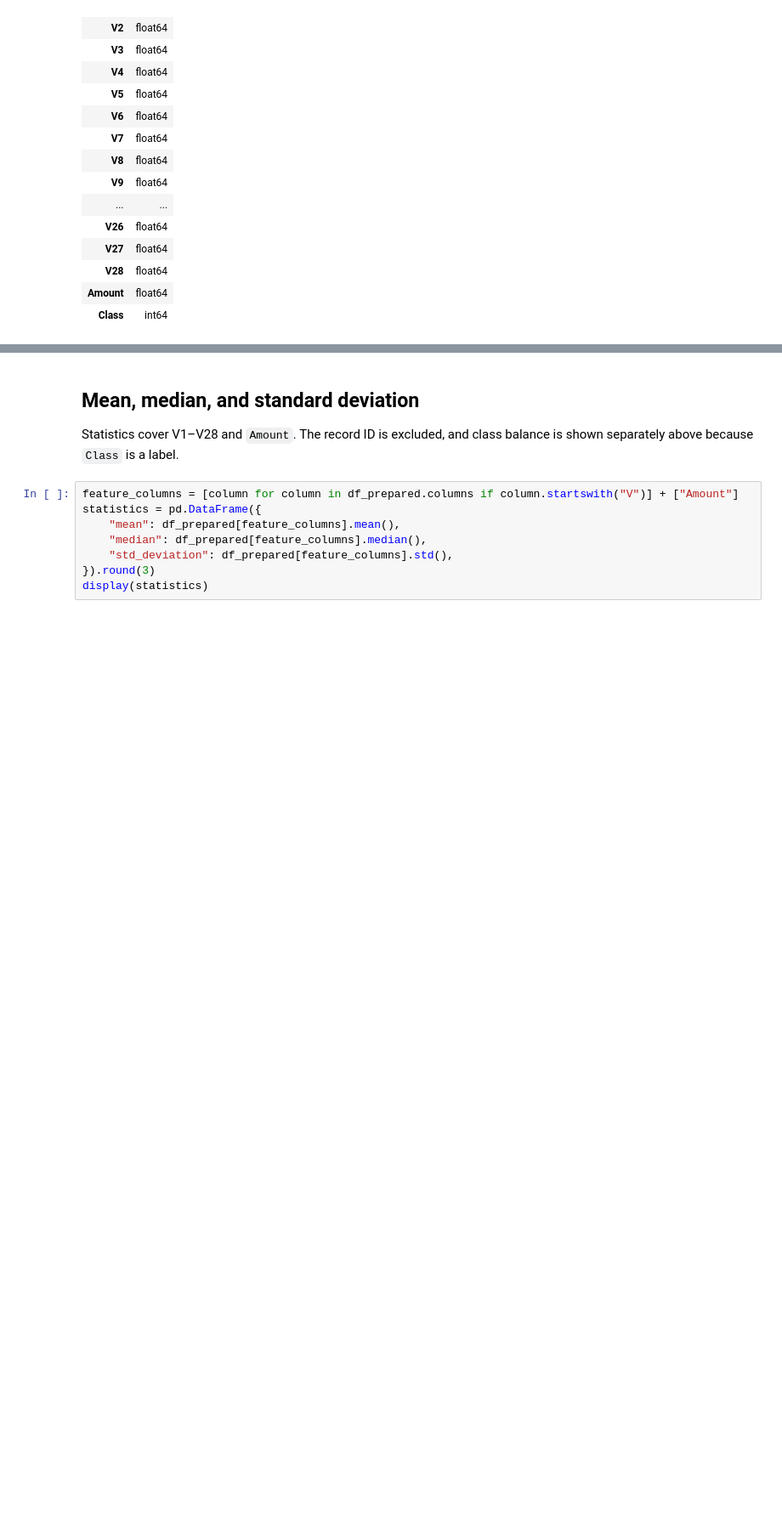
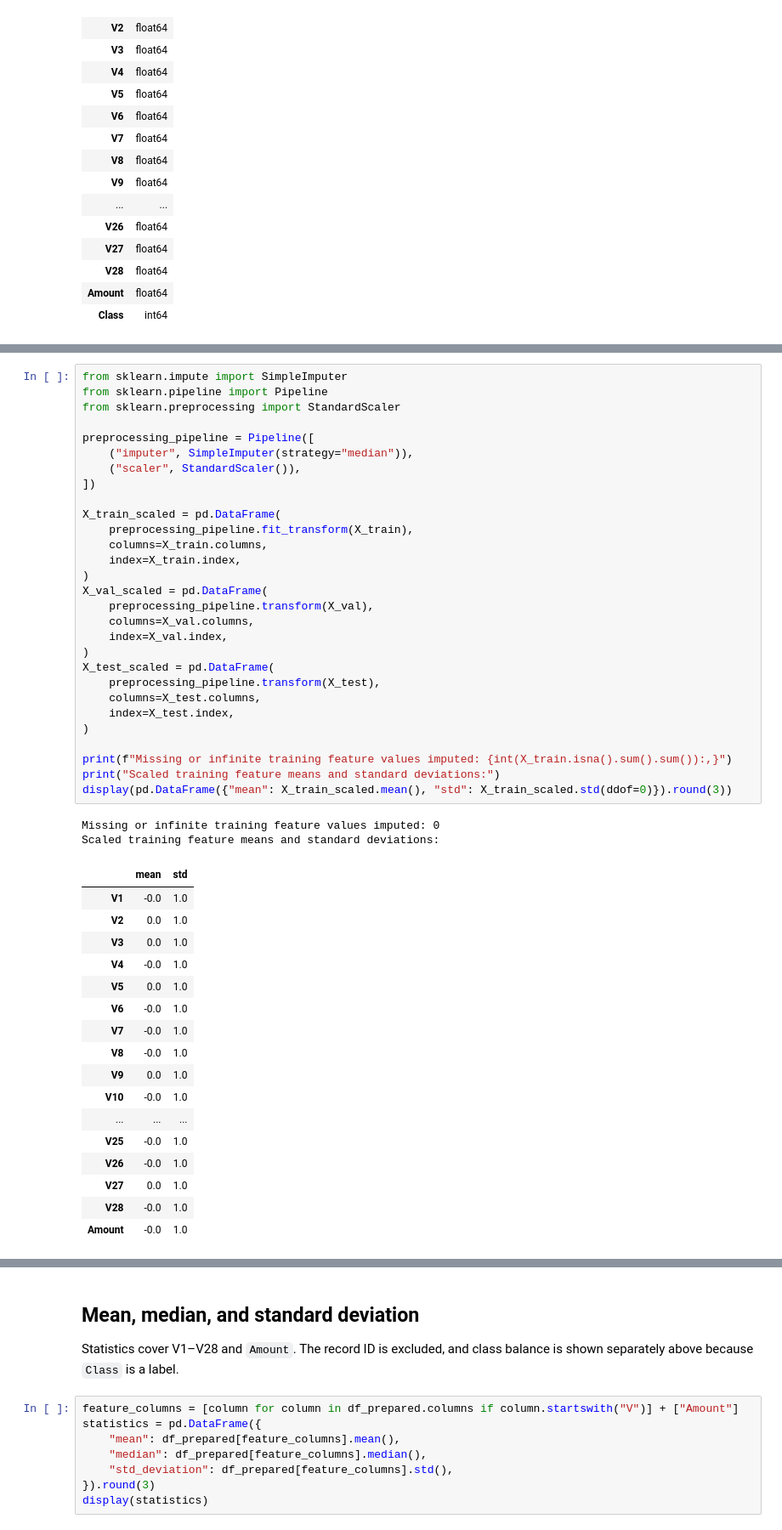
Before and after one commit to mincemeat7303/scaling-octo-happiness, a Jupyter notebook: ML_learn2.ipynb, the cells around one changed output, grey strips where cells are left out. Shown at 85% size. Cells and saved outputs as stored; diff of their text form; blank space fills up the shorter version.

```diff
--- a/ML_learn2.ipynb
+++ b/ML_learn2.ipynb
@@ -108,0 +145,49 @@ Prepared data types:
+# %%
+from sklearn.impute import SimpleImputer
+from sklearn.pipeline import Pipeline
+from sklearn.preprocessing import StandardScaler
+
+preprocessing_pipeline = Pipeline([
+    ("imputer", SimpleImputer(strategy="median")),
+    ("scaler", StandardScaler()),
+])
+
+X_train_scaled = pd.DataFrame(
+    preprocessing_pipeline.fit_transform(X_train),
+    columns=X_train.columns,
+    index=X_train.index,
+)
+X_val_scaled = pd.DataFrame(
+    preprocessing_pipeline.transform(X_val),
+    columns=X_val.columns,
+    index=X_val.index,
+)
+X_test_scaled = pd.DataFrame(
+    preprocessing_pipeline.transform(X_test),
+    columns=X_test.columns,
+    index=X_test.index,
+)
+
+print(f"Missing or infinite training feature values imputed: {int(X_train.isna().sum().sum()):,}")
+print("Scaled training feature means and standard deviations:")
+display(pd.DataFrame({"mean": X_train_scaled.mean(), "std": X_train_scaled.std(ddof=0)}).round(3))
+# %% [output]
+Missing or infinite training feature values imputed: 0
+Scaled training feature means and standard deviations:
+|  | mean | std |
+| V1 | -0.0 | 1.0 |
+| V2 | 0.0 | 1.0 |
+| V3 | 0.0 | 1.0 |
+| V4 | -0.0 | 1.0 |
+| V5 | 0.0 | 1.0 |
+| V6 | -0.0 | 1.0 |
+| V7 | -0.0 | 1.0 |
+| V8 | -0.0 | 1.0 |
+| V9 | 0.0 | 1.0 |
+| V10 | -0.0 | 1.0 |
+| ... | ... | ... |
+| V25 | -0.0 | 1.0 |
+| V26 | -0.0 | 1.0 |
+| V27 | 0.0 | 1.0 |
+| V28 | -0.0 | 1.0 |
+| Amount | -0.0 | 1.0 |
```
Also changed, not shown: parts of 8 cells of this notebook, 3 other files.
